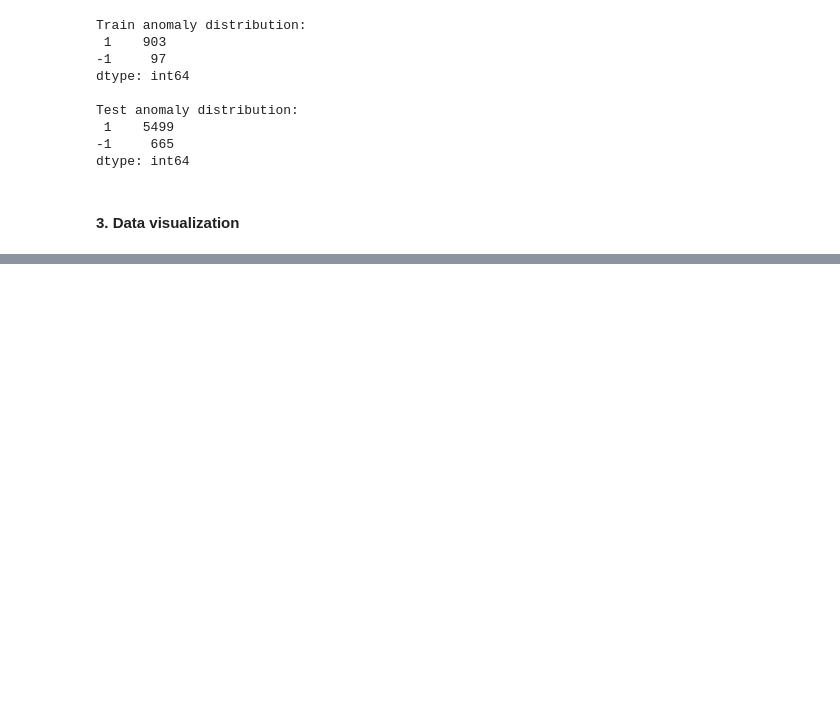
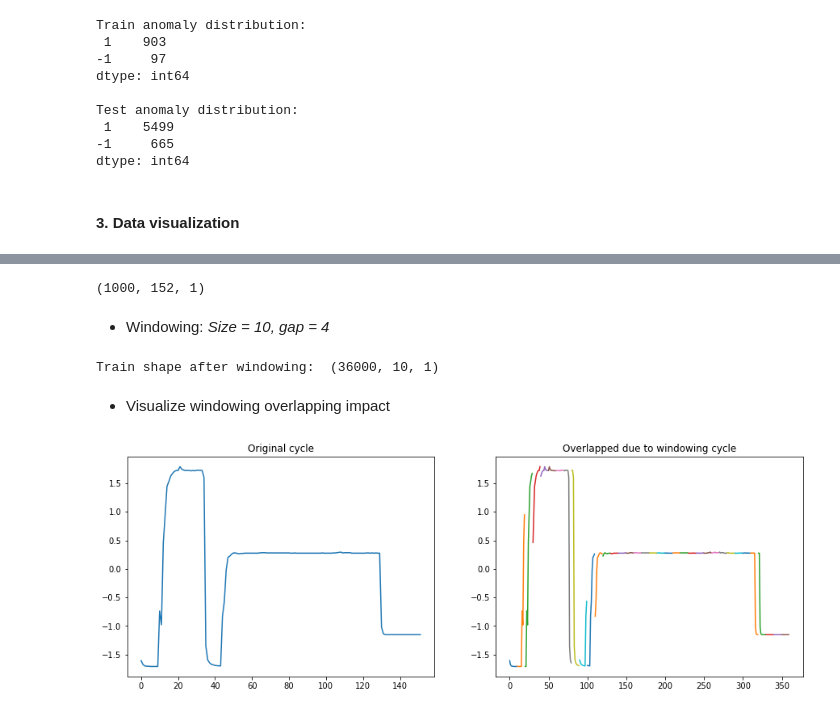
Before and after one commit to Achraf-Louiza/LSTM-AE-TS-anomaly-detection, a Jupyter notebook: anomaly_detection.ipynb, the cells around one changed output, grey strips where cells are left out. Drawn from its saved outputs; the diff is of its cells as text; code cells hidden in the pictures; blank space fills up the shorter version.

```diff
--- a/anomaly_detection.ipynb
+++ b/anomaly_detection.ipynb
@@ -15,3 +26,10 @@ x_test = pd.read_csv(TEST_PATH)
+# %%
+# Training set
+x_train = train[['id', 'value']]
+y_train = train.groupby(['id']).apply(lambda X: X.isAnomaly.iloc[0])
+# Testing set
+x_test = test[['id', 'value']]
+y_test = test.groupby(['id']).apply(lambda X: X.isAnomaly.iloc[0])
 # %% [markdown]
 #### 2. Data description
 # %% [markdown]
@@ -40,0 +63,3 @@ plot_cycle(x_train)
+# %%
+col_names = ['value']
+id = 'id'
@@ -40,0 +68,2 @@ plot_cycle(x_train)
+# %%
+dp = DataProcessor(x_train, x_test, col_names, id)
@@ -40,0 +76,7 @@ plot_cycle(x_train)
+# %%
+dp.reshape_data()
+print(dp.s_train.shape)
+# %% [output]
+(1000, 152, 1)
+# %% [markdown]
+- Windowing: *Size = 10, gap = 4*
@@ -40,0 +85,19 @@ plot_cycle(x_train)
+# %%
+print('Train shape after windowing: ', dp.w_train.shape)
+# %% [output]
+Train shape after windowing:  (36000, 10, 1)
+# %% [markdown]
+- Visualize windowing overlapping impact
+# %%
+# Create subplots
+fig, axs = plt.subplots(nrows=1, ncols=2, figsize=(15, 5))
+# Plot the first subplot (normal cycle)
+for i in range(36):
+    axs[1].plot(range(i*10, (i+1)*10), dp.w_train[:36][i, :, 0])
+axs[1].set_title('Overlapped due to windowing cycle')
+# Plot the second subplot (cycle with anomaly)
+axs[0].plot(dp.s_train[0, :, 0])
+axs[0].set_title('Original cycle')
+plt.show()
+# %% [output]
+[figure, added]
```
Also changed, not shown: parts of 15 cells of this notebook.
